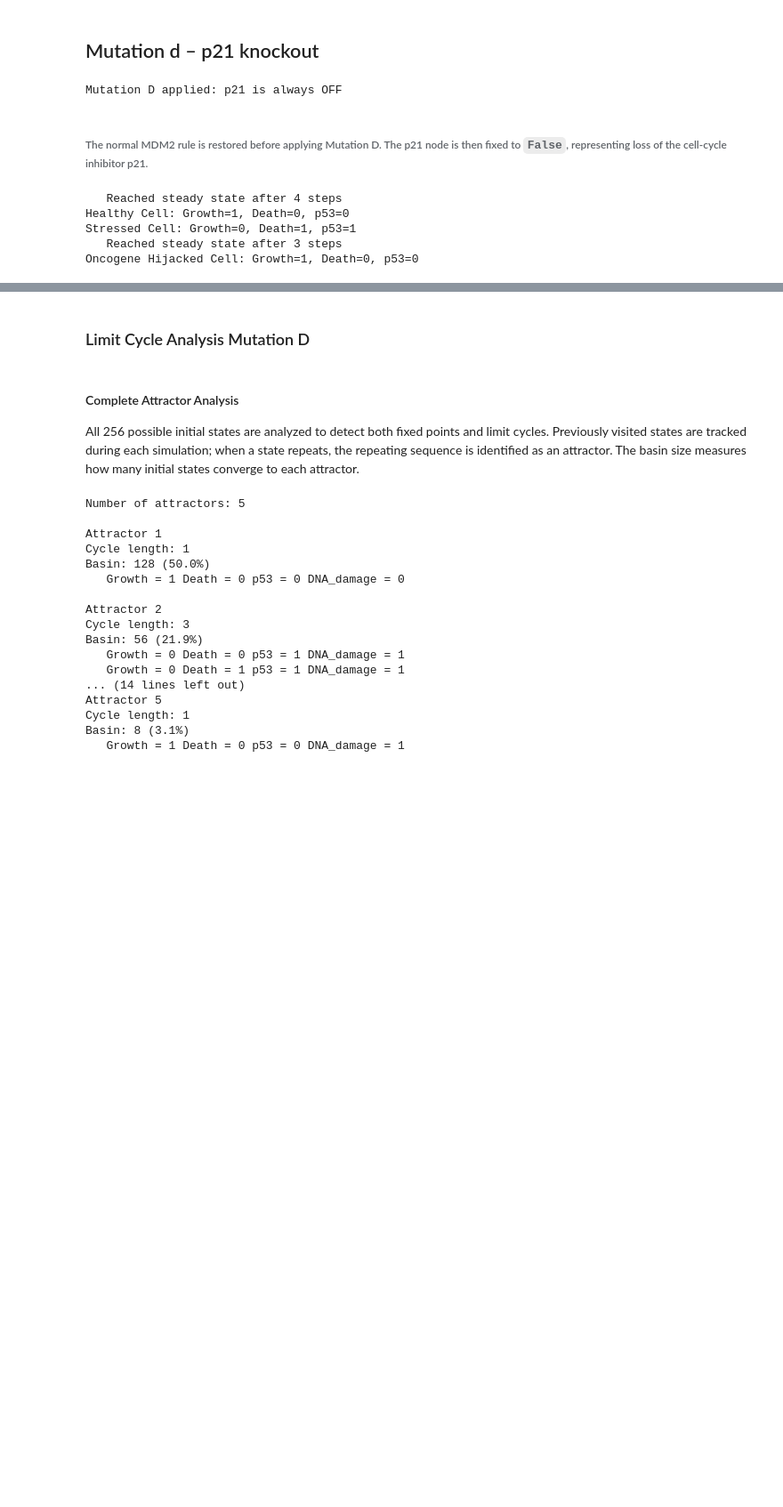
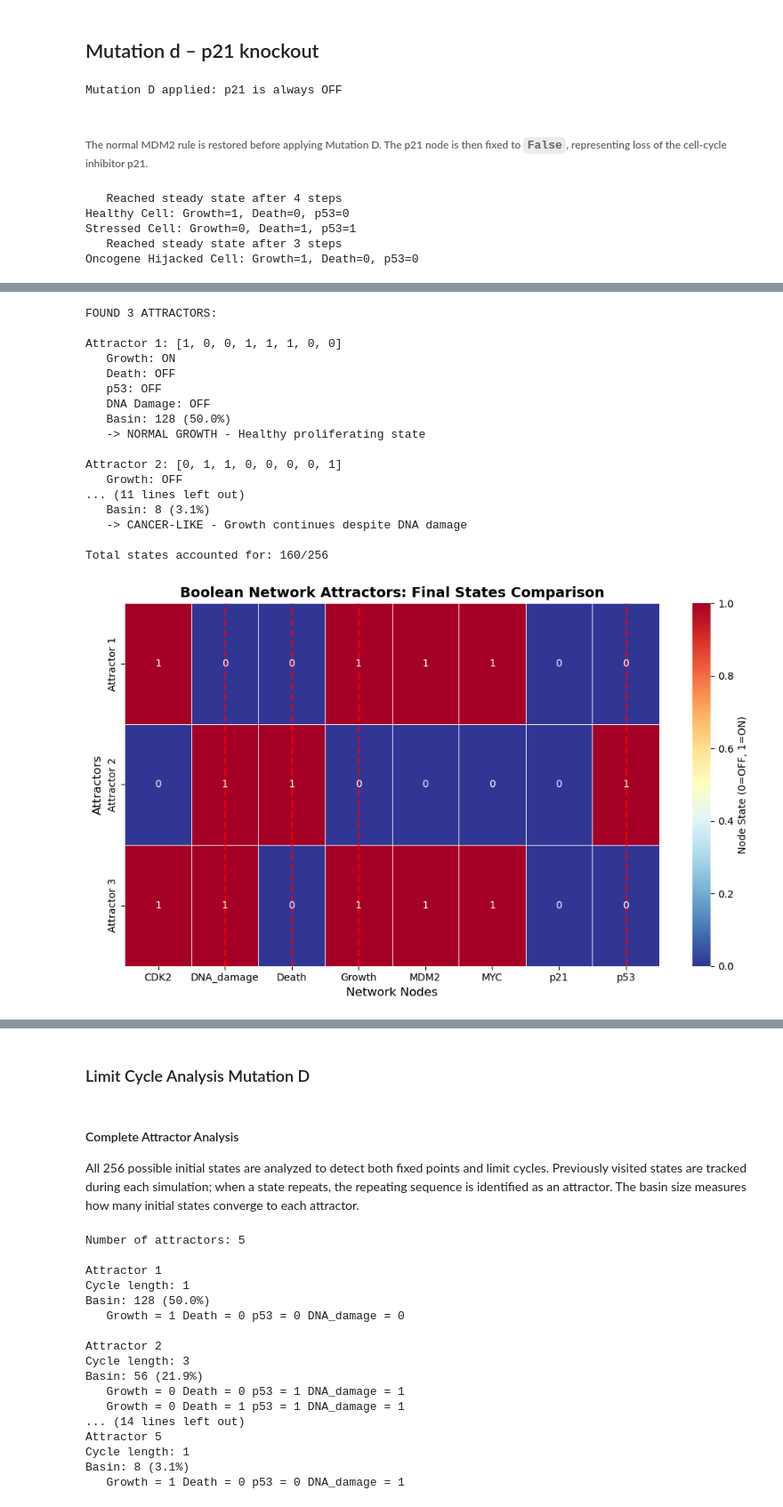
Before and after one commit to Frank03Lambert/MSMBS-Group07, a Jupyter notebook: Assignment3/assignment 3/KEN3170_BooleanModeling-2026-27.ipynb, the cells around one changed output, grey strips where cells are left out. Shown at 89% size. Saved outputs shown, nothing was run; the diff lists cells and outputs as text; code cells hidden in the pictures; blank space fills up the shorter version.

```diff
--- a/Assignment3/assignment 3/KEN3170_BooleanModeling-2026-27.ipynb
+++ b/Assignment3/assignment 3/KEN3170_BooleanModeling-2026-27.ipynb
@@ -1238,0 +1572,80 @@ Interpretation: MDM2 overexpression prevents normal p53 activation by keeping MD
+# %%
+att = attractors_D
+basin = basin_D
+
+print(f"\nFOUND {len(att)} ATTRACTORS:")
+
+for i, attractor in enumerate(att):
+    print(f"\nAttractor {i+1}: {list(attractor)}")
+
+    state_dict = {node_names[j]: attractor[j] for j in range(n_nodes)}
+
+    growth_active = state_dict['Growth'] == 1
+    death_active = state_dict['Death'] == 1
+    p53_active = state_dict['p53'] == 1
+    dna_damage_active = state_dict['DNA_damage'] == 1
+
+    print(f"   Growth: {'ON' if growth_active else 'OFF'}")
+    print(f"   Death: {'ON' if death_active else 'OFF'}")
+    print(f"   p53: {'ON' if p53_active else 'OFF'}")
+    print(f"   DNA Damage: {'ON' if dna_damage_active else 'OFF'}")
+    print(f"   Basin: {basin[attractor]} ({basin[attractor] / 256 * 100:.1f}%)")
+
+    if growth_active and not death_active and not dna_damage_active:
+        interpretation = "NORMAL GROWTH - Healthy proliferating state"
+    elif death_active and not growth_active:
+        interpretation = "CELL DEATH - Protective response to DNA damage"
+    elif growth_active and not death_active and dna_damage_active:
+        interpretation = "CANCER-LIKE - Growth continues despite DNA damage"
+    else:
+        interpretation = "CONFLICT - Unusual state"
+
+    print(f"   -> {interpretation}")
+
+print(f"\nTotal states accounted for: {sum(basin.values())}/256")
+
+
+attractor_matrix = np.array([[int(x) for x in a] for a in att])
+
+plt.figure(figsize=(10, max(6, len(att))))
+
+ax = sns.heatmap(attractor_matrix,
+                 xticklabels=node_names,
+                 yticklabels=[f'Attractor {i+1}' for i in range(len(att))],
+                 cmap='RdYlBu_r',
+                 cbar_kws={'label': 'Node State (0=OFF, 1=ON)'},
+                 annot=True,
+                 fmt='d',
+                 linewidths=0.5)
+
+plt.title('Boolean Network Attractors: Final States Comparison',
+          fontsize=14, fontweight='bold')
+plt.xlabel('Network Nodes', fontsize=12)
+plt.ylabel('Attractors', fontsize=12)
+
+for node in ['Growth', 'Death', 'p53', 'DNA_damage']:
+    if node in node_names:
+        ax.axvline(x=node_names.index(node) + 0.5, color='red',
+                   linestyle='--', alpha=0.7, linewidth=2)
+
+plt.tight_layout()
+plt.show()
+# %% [output]
+FOUND 3 ATTRACTORS:
+
+Attractor 1: [1, 0, 0, 1, 1, 1, 0, 0]
+   Growth: ON
+   Death: OFF
+   p53: OFF
+   DNA Damage: OFF
+   Basin: 128 (50.0%)
+   -> NORMAL GROWTH - Healthy proliferating state
+
+Attractor 2: [0, 1, 1, 0, 0, 0, 0, 1]
+   Growth: OFF
+... (11 lines left out)
+   Basin: 8 (3.1%)
+   -> CANCER-LIKE - Growth continues despite DNA damage
+
+Total states accounted for: 160/256
+[figure, added]
```
Also changed, not shown: parts of 26 cells of this notebook.
